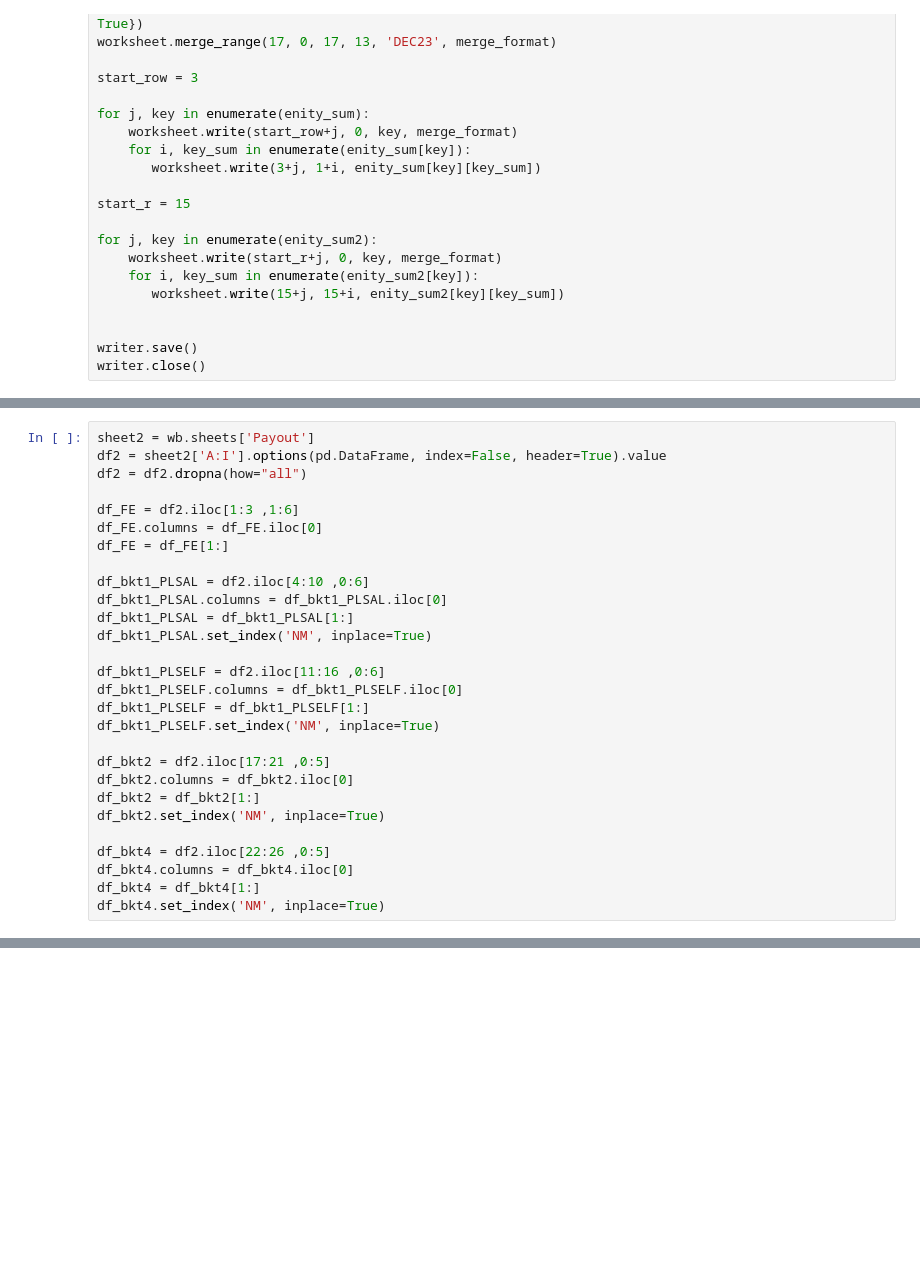
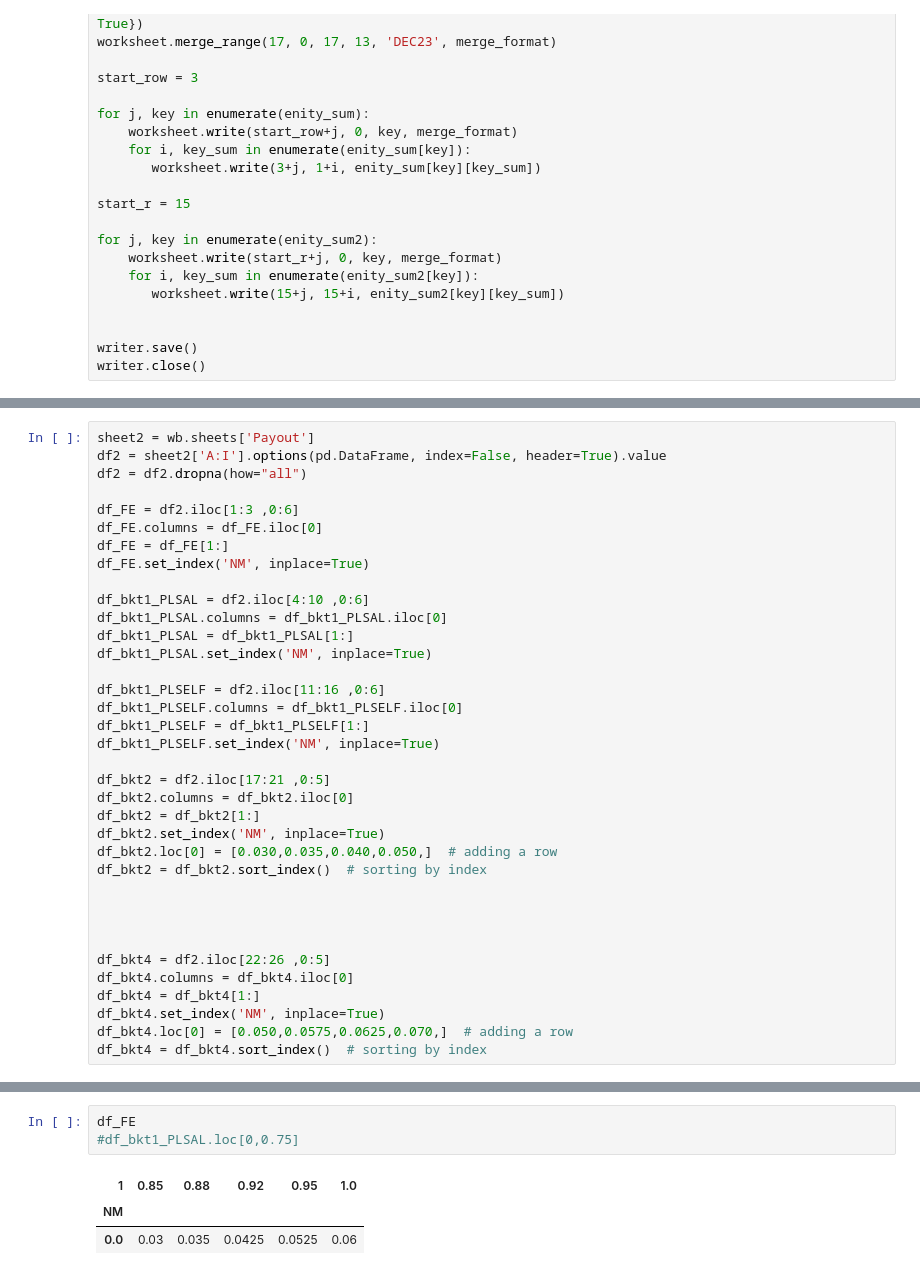
Before and after one commit to Bhavyasrma/Salary, a Jupyter notebook: fulletron.ipynb, the cells around one changed output, grey strips where cells are left out. Drawn from its saved outputs; the diff is of its cells as text; blank space fills up the shorter version.

```diff
--- a/fulletron.ipynb
+++ b/fulletron.ipynb
@@ -75,9 +127,10 @@ sheet2 = wb.sheets['Payout']
 df2 = sheet2['A:I'].options(pd.DataFrame, index=False, header=True).value
 df2 = df2.dropna(how="all")
 
-df_FE = df2.iloc[1:3 ,1:6]
+df_FE = df2.iloc[1:3 ,0:6]
 df_FE.columns = df_FE.iloc[0]
 df_FE = df_FE[1:]
+df_FE.set_index('NM', inplace=True)
 
 df_bkt1_PLSAL = df2.iloc[4:10 ,0:6]
 df_bkt1_PLSAL.columns = df_bkt1_PLSAL.iloc[0]
@@ -93,11 +146,18 @@ df_bkt2 = df2.iloc[17:21 ,0:5]
 df_bkt2.columns = df_bkt2.iloc[0]
 df_bkt2 = df_bkt2[1:]
 df_bkt2.set_index('NM', inplace=True)
+df_bkt2.loc[0] = [0.030,0.035,0.040,0.050,]  # adding a row
+df_bkt2 = df_bkt2.sort_index()  # sorting by index
+
+
+
 
 df_bkt4 = df2.iloc[22:26 ,0:5]
 df_bkt4.columns = df_bkt4.iloc[0]
 df_bkt4 = df_bkt4[1:]
 df_bkt4.set_index('NM', inplace=True)
+df_bkt4.loc[0] = [0.050,0.0575,0.0625,0.070,]  # adding a row
+df_bkt4 = df_bkt4.sort_index()  # sorting by index
 # %%
 def bkt_name(key):
     a = key.split('_')
@@ -147,3 +216,10 @@ v1 = 0.84
 index = get_index(Dict1[bkt_name],v1)'''
 # %% [output]
 'enity_sum ={"Sudesh_bkt1_PLSAL":"test"}\nfor i,key in enumerate(enity_sum): \n    bkt_name   =  bkt_name(key)\nv1 = 0.84  \nindex = get_index(Dict1[bkt_name],v1)'
+# %%
+df_FE
+#df_bkt1_PLSAL.loc[0,0.75]
+# %% [output]
+| 1 | 0.85 | 0.88 | 0.92 | 0.95 | 1.0 |
+| NM |  |  |  |  |  |
+| 0.0 | 0.03 | 0.035 | 0.0425 | 0.0525 | 0.06 |
```
Also changed, not shown: parts of 8 cells of this notebook.
